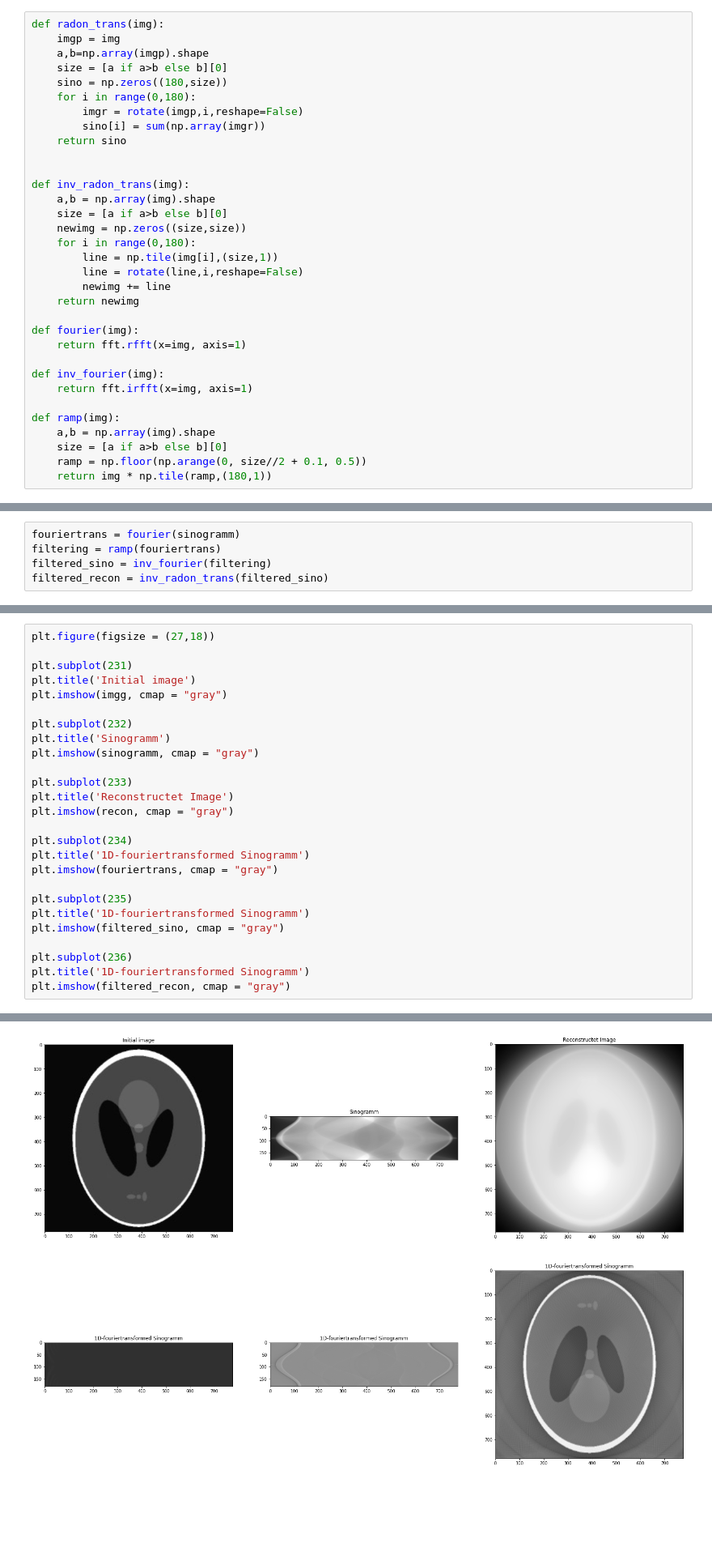
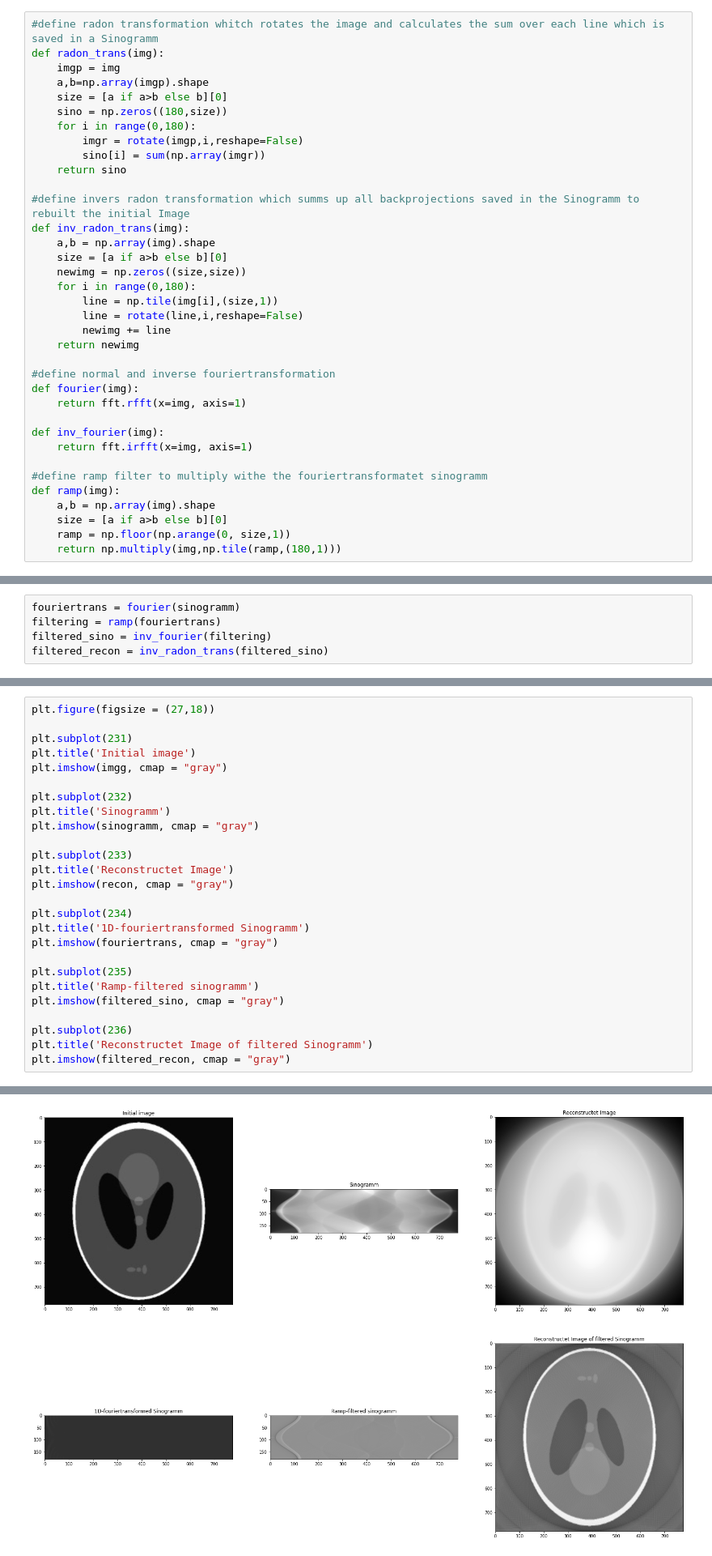
Before and after one commit to Friedrich-Jahns/Bildgebende-Verfahren_Programme, a Jupyter notebook: sinogramm/sinogramm.ipynb, the cells around one changed output, grey strips where cells are left out. Shown: that part at 81% size. Cells and saved outputs as stored; diff of their text form; blank space fills up the shorter version.

```diff
--- a/sinogramm/sinogramm.ipynb
+++ b/sinogramm/sinogramm.ipynb
@@ -11,4 +15,5 @@ imgg = color.rgb2gray(imgi)
 # %%
+#define radon transformation whitch rotates the image and calculates the sum over each line which is saved in a Sinogramm
 def radon_trans(img):
     imgp = img
     a,b=np.array(imgp).shape
@@ -19,7 +24,7 @@ def radon_trans(img):
         sino[i] = sum(np.array(imgr))
     return sino
 
-
+#define invers radon transformation which summs up all backprojections saved in the Sinogramm to rebuilt the initial Image
 def inv_radon_trans(img):
     a,b = np.array(img).shape
     size = [a if a>b else b][0]
@@ -30,14 +35,16 @@ def inv_radon_trans(img):
         newimg += line
     return newimg
 
+#define normal and inverse fouriertransformation
 def fourier(img):
     return fft.rfft(x=img, axis=1)
 
 def inv_fourier(img):
     return fft.irfft(x=img, axis=1)
 
+#define ramp filter to multiply withe the fouriertransformatet sinogramm
 def ramp(img):
     a,b = np.array(img).shape
     size = [a if a>b else b][0]
-    ramp = np.floor(np.arange(0, size//2 + 0.1, 0.5))
-    return img * np.tile(ramp,(180,1))
+    ramp = np.floor(np.arange(0, size,1))
+    return np.multiply(img,np.tile(ramp,(180,1)))
@@ -56,29 +69,29 @@ filtered_recon = inv_radon_trans(filtered_sino)
 # %%
 plt.figure(figsize = (27,18))
 
 plt.subplot(231)
 plt.title('Initial image')
 plt.imshow(imgg, cmap = "gray")
 
 plt.subplot(232)
 plt.title('Sinogramm')
 plt.imshow(sinogramm, cmap = "gray")
 
 plt.subplot(233)
 plt.title('Reconstructet Image')
 plt.imshow(recon, cmap = "gray")
 
 plt.subplot(234)
 plt.title('1D-fouriertransformed Sinogramm')
 plt.imshow(fouriertrans, cmap = "gray")
 
 plt.subplot(235)
-plt.title('1D-fouriertransformed Sinogramm')
+plt.title('Ramp-filtered sinogramm')
 plt.imshow(filtered_sino, cmap = "gray")
 
 plt.subplot(236)
-plt.title('1D-fouriertransformed Sinogramm')
+plt.title('Reconstructet Image of filtered Sinogramm')
 plt.imshow(filtered_recon, cmap = "gray")
 # %% [output]
 <matplotlib.image.AxesImage at 0x...>
-[figure, old version]
+[figure, new version]
```
Also changed, not shown: parts of 5 cells of this notebook.
